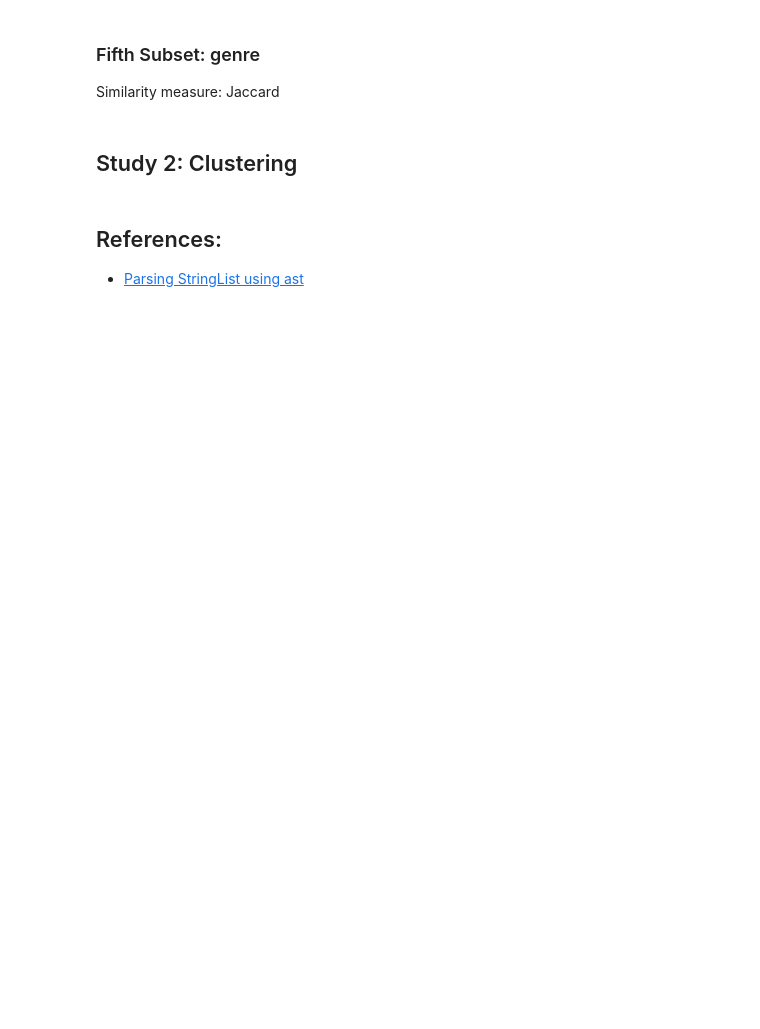
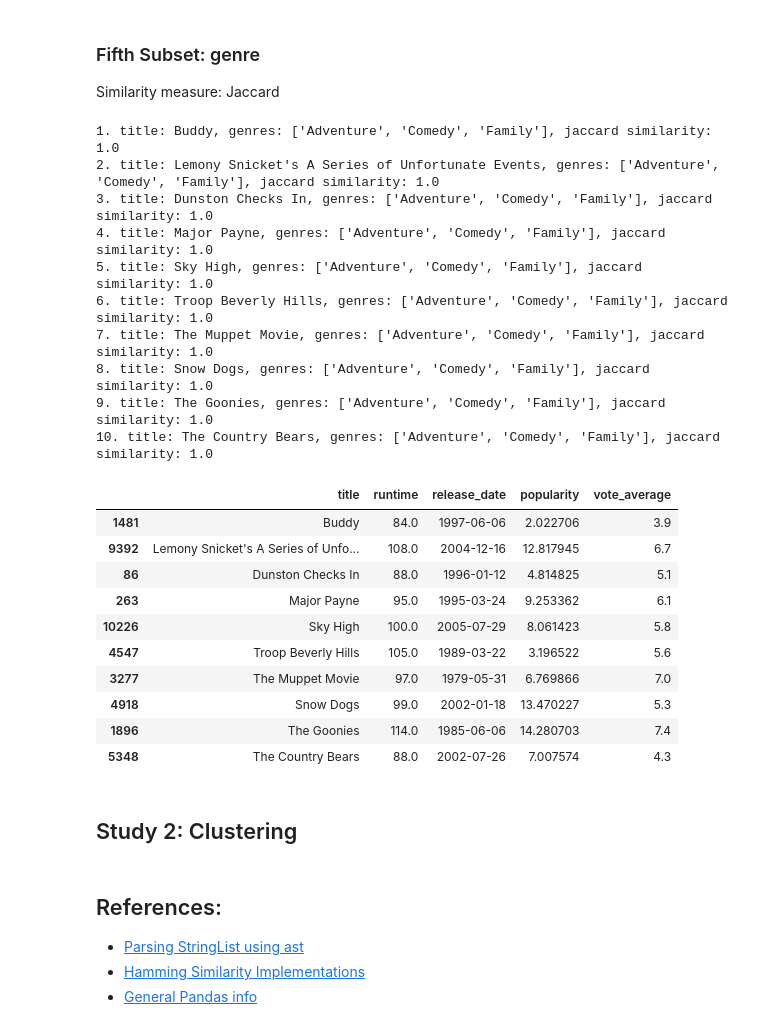
Before and after one commit to CLFrod/CSI4142A4, a Jupyter notebook: Assignment4.ipynb, the cells around one changed output. Drawn from its saved outputs; the diff is of its cells as text; code cells hidden in the pictures; blank space fills up the shorter version.

```diff
--- a/Assignment4.ipynb
+++ b/Assignment4.ipynb
@@ -337,22 +606,69 @@ Similarity measure: Jaccard
 # %%
 # create function that converts the genre format into a list of genres.
 def convert_genre_str_to_list(genre_list_str:str):
     dict_list = ast.literal_eval(genre_list_str)
     genre_list = []
     for item in dict_list:
         genre_list.append(item['name'])
     return genre_list
 # since sci-kit wants us to encode our genres: lets not do that and make our own function
 def jaccard_similarity(genres_a, genres_b):
     set_genres_a = set(genres_a)
     set_genres_b = set(genres_b)
     intersection_of_sets = set_genres_a & set_genres_b
     union_of_sets = set_genres_a | set_genres_b
-
     if len(union_of_sets) == 0:
         return 0
     return len(intersection_of_sets) / len(union_of_sets)
+
+# pick a title:
 chosen_title = 'Astérix and Obélix: God Save Britannia'
+# get the genres: (and convert)
+chosen_movie_genres = convert_genre_str_to_list((dataset.loc[dataset['title'] == chosen_title, 'genres']).item())
+chosen_movie_index = (dataset.loc[dataset['title'] == chosen_title, 'genres']).index.item()
+pq = []
+for idx, row in dataset.iterrows():
+    cur_movie_genres = convert_genre_str_to_list(row['genres'])
+    if idx == chosen_movie_index:
+        continue
+    genre_similarity = jaccard_similarity(chosen_movie_genres, cur_movie_genres)
+    # budget distance is always negative to ensure the heapq "kicks out" larger values.
+    if len(pq) < 10:
+        heapq.heappush(pq, (genre_similarity, [row['title'], cur_movie_genres, idx]))
+    # remove the first smallest item, and push one with larger similarity:
+    elif pq[0][0] < genre_similarity:
+        heapq.heappop(pq)
+        heapq.heappush(pq, (genre_similarity, [row['title'], cur_movie_genres, idx]))
+
+pq.sort(key = lambda x: x[0], reverse=True)
+
+genres_indices = []
+for idx, item in enumerate(pq):
+    genres_indices.append(item[1][-1])
+    print(f'{idx +1}. title: {item[1][0]}, genres: {item[1][1]}, jaccard similarity: {item[0]}')
+dataset.loc[genres_indices, ['title','runtime', 'release_date', 'popularity', 'vote_average']]
+# %% [output]
+1. title: Buddy, genres: ['Adventure', 'Comedy', 'Family'], jaccard similarity: 1.0
+2. title: Lemony Snicket's A Series of Unfortunate Events, genres: ['Adventure', 'Comedy', 'Family'], jaccard similarity: 1.0
+3. title: Dunston Checks In, genres: ['Adventure', 'Comedy', 'Family'], jaccard similarity: 1.0
+4. title: Major Payne, genres: ['Adventure', 'Comedy', 'Family'], jaccard similarity: 1.0
+5. title: Sky High, genres: ['Adventure', 'Comedy', 'Family'], jaccard similarity: 1.0
+6. title: Troop Beverly Hills, genres: ['Adventure', 'Comedy', 'Family'], jaccard similarity: 1.0
+7. title: The Muppet Movie, genres: ['Adventure', 'Comedy', 'Family'], jaccard similarity: 1.0
+8. title: Snow Dogs, genres: ['Adventure', 'Comedy', 'Family'], jaccard similarity: 1.0
+9. title: The Goonies, genres: ['Adventure', 'Comedy', 'Family'], jaccard similarity: 1.0
+10. title: The Country Bears, genres: ['Adventure', 'Comedy', 'Family'], jaccard similarity: 1.0
+|  | title | runtime | release_date | popularity | vote_average |
+| 1481 | Buddy | 84.0 | 1997-06-06 | 2.022706 | 3.9 |
+| 9392 | Lemony Snicket's A Series of Unfo... | 108.0 | 2004-12-16 | 12.817945 | 6.7 |
+| 86 | Dunston Checks In | 88.0 | 1996-01-12 | 4.814825 | 5.1 |
+| 263 | Major Payne | 95.0 | 1995-03-24 | 9.253362 | 6.1 |
+| 10226 | Sky High | 100.0 | 2005-07-29 | 8.061423 | 5.8 |
+| 4547 | Troop Beverly Hills | 105.0 | 1989-03-22 | 3.196522 | 5.6 |
+| 3277 | The Muppet Movie | 97.0 | 1979-05-31 | 6.769866 | 7.0 |
+| 4918 | Snow Dogs | 99.0 | 2002-01-18 | 13.470227 | 5.3 |
+| 1896 | The Goonies | 114.0 | 1985-06-06 | 14.280703 | 7.4 |
+| 5348 | The Country Bears | 88.0 | 2002-07-26 | 7.007574 | 4.3 |
 # %% [markdown]
 ## Study 2: Clustering
 # %% [markdown]
@@ -361,4 +677,11 @@ chosen_title = 'Astérix and Obélix: God Save Britannia'
 <li>
 <a href="https://www.analyticsvidhya.com/blog/2024/02/ways-to-convert-string-to-a-list-in-python/">Parsing StringList using ast</a>
 </li>
+<li>
+<a href="https://en.wikipedia.org/wiki/Hamming_distance">Hamming Similarity Implementations</a>
+</li>
+</li>
+<li>
+<a href="https://pandas.pydata.org/docs/user_guide/index.html">General Pandas info</a>
+</li>
 </ul>
```
Also changed, not shown: parts of 13 cells of this notebook.
